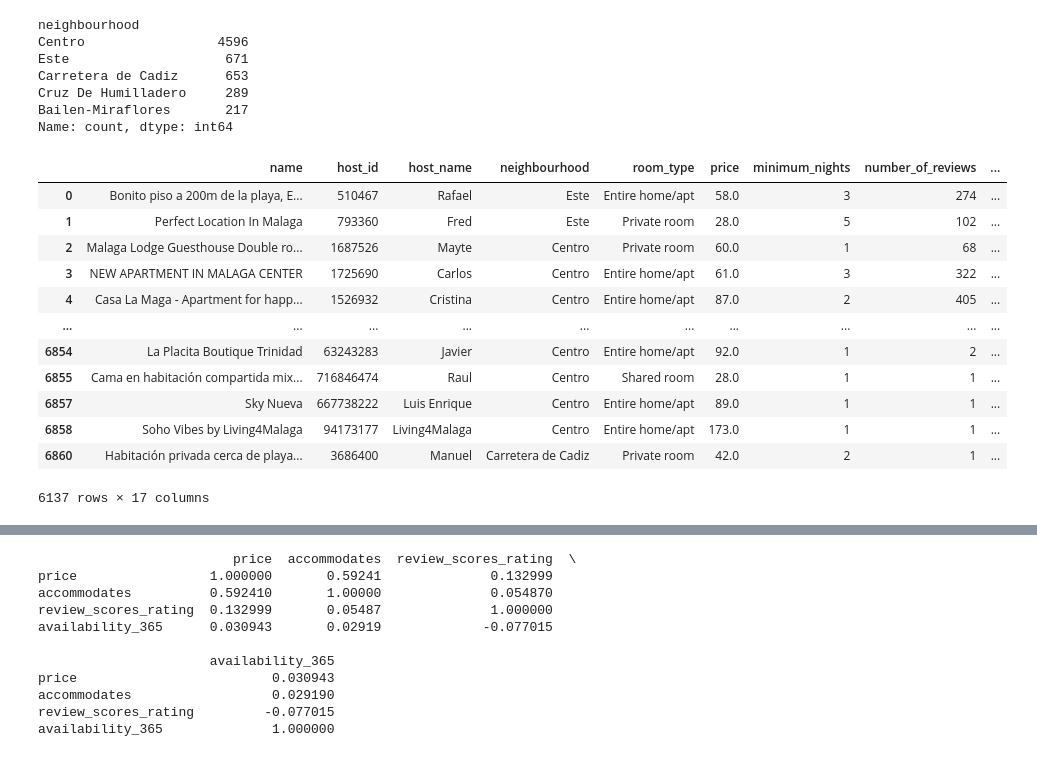
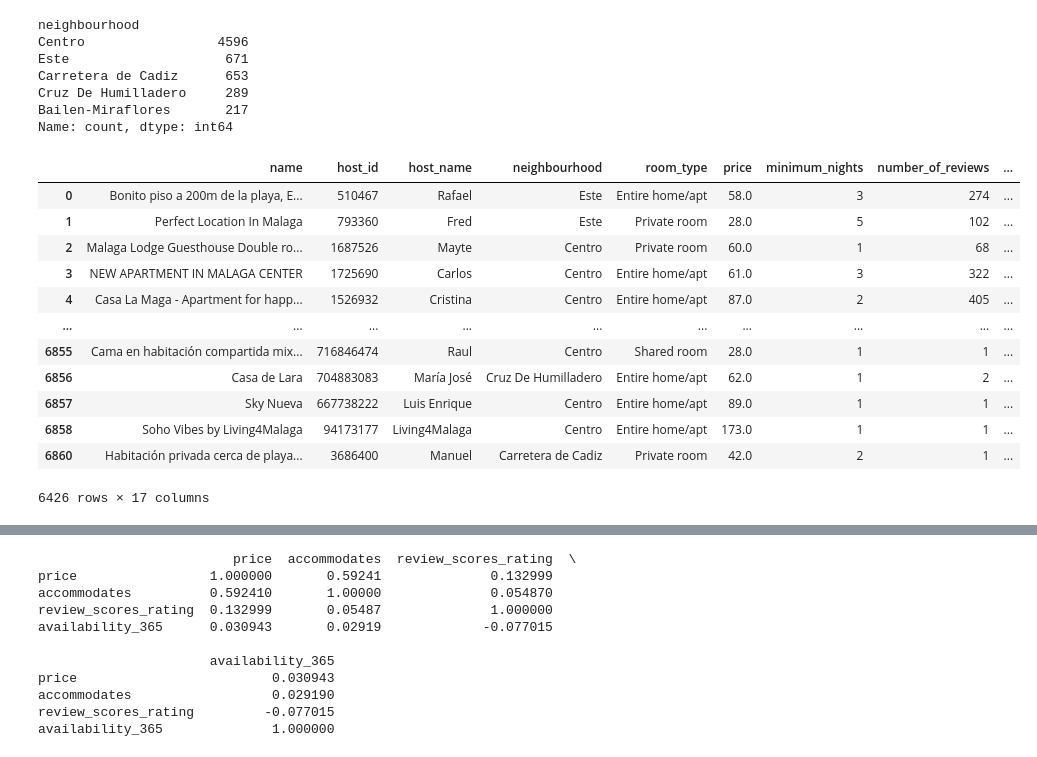
Before and after one commit to MHHsim/Proyect-Break-I, a Jupyter notebook: src/notebooks/Fase_04_Analysis.ipynb, the cells around one changed output, grey strips where cells are left out. Cells and saved outputs as stored; diff of their text form; code cells hidden in the pictures.

```diff
--- a/src/notebooks/Fase_04_Analysis.ipynb
+++ b/src/notebooks/Fase_04_Analysis.ipynb
@@ -367,26 +407,26 @@ Name: count, dtype: int64
 # %%
 df_200 = df_limpio[df_limpio["neighbourhood"].isin(
     ["Centro",
      "Este",
      "Carretera de Cadiz",
-     "Cruz de Humilladero",
+     "Cruz De Humilladero",
      "Bailen-Miraflores"]
 )]
 df_200
 # %% [output]
 |  | name | host_id | host_name | neighbourhood | room_type | price | minimum_nights | number_of_reviews | ... |
 | 0 | Bonito piso a 200m de la playa, E... | 510467 | Rafael | Este | Entire home/apt | 58.0 | 3 | 274 | ... |
 | 1 | Perfect Location In Malaga | 793360 | Fred | Este | Private room | 28.0 | 5 | 102 | ... |
 | 2 | Malaga Lodge Guesthouse Double ro... | 1687526 | Mayte | Centro | Private room | 60.0 | 1 | 68 | ... |
 | 3 | NEW APARTMENT IN MALAGA CENTER | 1725690 | Carlos | Centro | Entire home/apt | 61.0 | 3 | 322 | ... |
 | 4 | Casa La Maga - Apartment for happ... | 1526932 | Cristina | Centro | Entire home/apt | 87.0 | 2 | 405 | ... |
 | ... | ... | ... | ... | ... | ... | ... | ... | ... | ... |
-| 6854 | La Placita Boutique Trinidad | 63243283 | Javier | Centro | Entire home/apt | 92.0 | 1 | 2 | ... |
 | 6855 | Cama en habitación compartida mix... | 716846474 | Raul | Centro | Shared room | 28.0 | 1 | 1 | ... |
+| 6856 | Casa de Lara | 704883083 | María José | Cruz De Humilladero | Entire home/apt | 62.0 | 1 | 2 | ... |
 | 6857 | Sky Nueva | 667738222 | Luis Enrique | Centro | Entire home/apt | 89.0 | 1 | 1 | ... |
 | 6858 | Soho Vibes by Living4Malaga | 94173177 | Living4Malaga | Centro | Entire home/apt | 173.0 | 1 | 1 | ... |
 | 6860 | Habitación privada cerca de playa... | 3686400 | Manuel | Carretera de Cadiz | Private room | 42.0 | 2 | 1 | ... |
-6137 rows × 17 columns
+6426 rows × 17 columns
 # %%
 df_200.groupby("neighbourhood")["price"].mean().sort_values(ascending=False)
 # %% [output]
```
Also changed, not shown: parts of 13 cells of this notebook, 2 other files.
